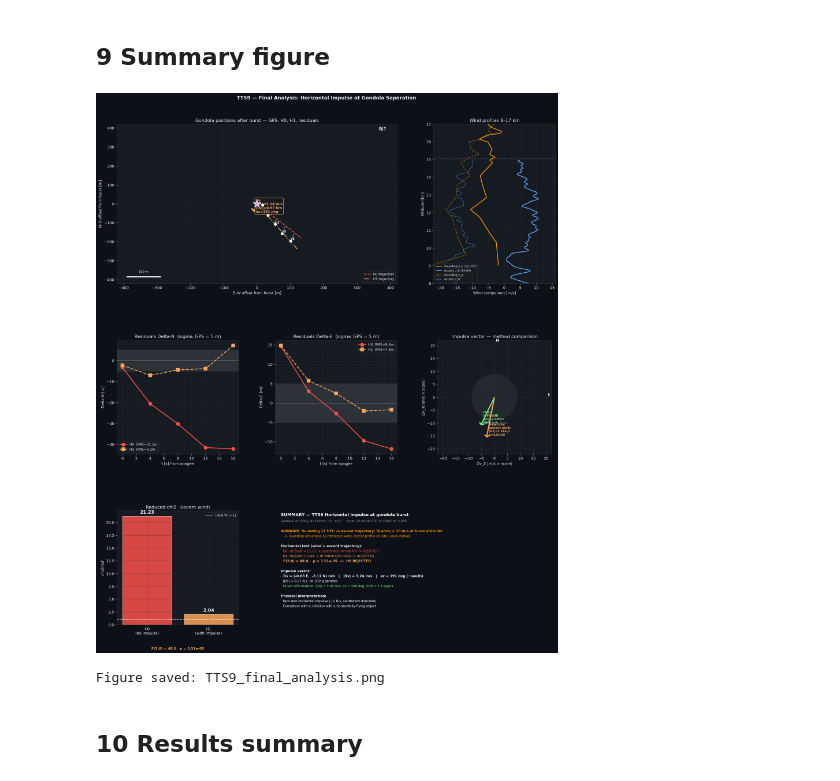
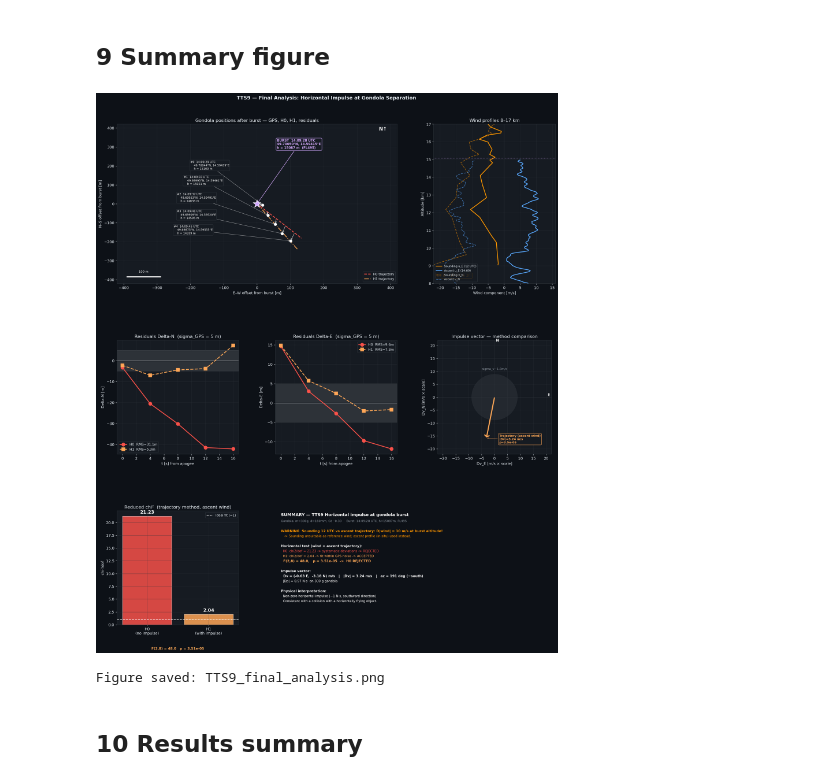
Before and after one commit to kaklik/hab-collision-analysis, a Jupyter notebook: TTS9_analysis.ipynb, the cells around one changed output. Saved outputs shown, nothing was run; the diff lists cells and outputs as text; code cells hidden in the pictures.

```diff
--- a/TTS9_analysis.ipynb
+++ b/TTS9_analysis.ipynb
@@ -776,21 +704,36 @@ def tm(lat, lon):
 msk_sim = (ts1 >= td_h[0]-0.5) & (ts1 <= td_h[-1]+3)
 ax_map.plot(*tm(la0[msk_sim], lo0[msk_sim]), color=COLORS['h0'], lw=2, ls='--', label='H0 trajectory')
 ax_map.plot(*tm(la1[msk_sim], lo1[msk_sim]), color=COLORS['h1'], lw=2, ls='-.', label='H1 trajectory')
+# GPS-point labels in W quadrant (data goes SE; W area is empty)
+lbl_xs = [-200, -220, -240, -240, -250]
+lbl_ys = [ 180,  100,   10,  -80, -160]
 for i in range(N_HORIZ):
     xm, ym = tm(lm_h[i], om_h[i]); xm=float(xm); ym=float(ym)
     x0, y0 = tm(la0_eval[i], lo0_eval[i]); x0=float(x0); y0=float(y0)
     ax_map.scatter(xm, ym, color='white', s=70, zorder=7, edgecolors='#30363d', lw=0.5)
     ax_map.annotate('', xy=(xm,ym), xytext=(x0,y0),
                     arrowprops=dict(arrowstyle='->', color='white', lw=1.2, alpha=0.7))
-    ax_map.text(xm+5, ym+5, str(i), color='white', fontsize=8.5, fontweight='bold')
+    t_abs_i = T0 + td_h[i]
+    hh_i = int(t_abs_i // 3600); mm_i = int((t_abs_i % 3600) // 60); ss_i = int(t_abs_i % 60)
+    ax_map.annotate(
+        f'#{i}  {hh_i:02d}:{mm_i:02d}:{ss_i:02d} UTC\n'
+        f'    {lm_h[i]:.5f}°N, {om_h[i]:.5f}°E\n'
+        f'    h = {hm_h[i]:.0f} m',
+        xy=(xm, ym), xytext=(lbl_xs[i], lbl_ys[i]),
+        color='white', fontsize=7.5,
+        arrowprops=dict(arrowstyle='->', color='white', lw=0.8, alpha=0.6),
+        bbox=dict(facecolor='#161b22', edgecolor='#30363d', alpha=0.85, boxstyle='round,pad=0.2')
+    )
 ax_map.scatter([0],[0], s=500, color=COLORS['burst'], marker='*', zorder=10, edgecolors='white')
-sc = 15
-ax_map.annotate('', xy=(DV_E*sc, DV_N*sc), xytext=(0,0),
-                arrowprops=dict(arrowstyle='->,head_width=0.8', color=COLORS['h1'], lw=4))
-ax_map.text(DV_E*sc+6, DV_N*sc,
-            f'Dv\n|Dv|={DV_MAG:.2f} m/s\n|Dp|={DP_MAG:.2f} N·s\naz={AZ:.0f} deg',
-            color=COLORS['h1'], fontsize=9, fontweight='bold',
-            bbox=dict(facecolor='#161b22', edgecolor=COLORS['h1'], alpha=0.92, boxstyle='round,pad=0.3'))
+ax_map.annotate(
+    f'BURST  {hh:02d}:{mm:02d}:{ss:02d} UTC\n'
+    f'{LAT_SEP:.5f}°N, {LON_SEP:.5f}°E\n'
+    f'h = {H_SEP:.0f} m  (FL{int(round(geom_to_pa_ft(H_SEP)/100))})',
+    xy=(0, 0), xytext=(60, 290),
+    color=COLORS['burst'], fontsize=8.5, fontweight='bold',
+    arrowprops=dict(arrowstyle='->', color=COLORS['burst'], lw=1.2),
+    bbox=dict(facecolor='#161b22', edgecolor=COLORS['burst'], alpha=0.92, boxstyle='round,pad=0.3')
+)
 lim=420
 ax_map.set_xlim(-lim,lim); ax_map.set_ylim(-lim,lim)
 ax_map.plot([-lim+30,-lim+130],[-lim+35,-lim+35], color='white', lw=3)
@@ -836,17 +779,19 @@ for ax2, r0, r1, lbl in [(ax_rN, res_lat0, res_lat1, 'N'),
 # ── IMPULSE VECTOR ────────────────────────────────────────
 ax_vec.set_aspect('equal')
 sc2 = 5
+sigma_v = np.sqrt(2) * 5.0 / 4.0  # GPS velocity noise [m/s] (sigma_pos=5m, dt=4s)
 circ = Circle((0,0), sigma_v*sc2, fill=True, color='#30363d', alpha=0.5, zorder=1)
 ax_vec.add_patch(circ)
-ax_vec.text(0,-sigma_v*sc2-1.5,f'sigma_v~{sigma_v:.1f}m/s',ha='center',color='#8b949e',fontsize=8)
-mvec = [('Direct\n(GPS diff)', dv_E_dir, dv_N_dir, COLORS['direct'], f'SNR={SNR:.1f}'),
-        ('Trajectory\n(ascent wind)', DV_E, DV_N, COLORS['h1'], f'p={p_val_h:.1e}')]
-for lbl,dve,dvn,col,stat in mvec:
-    ax_vec.annotate('',xy=(dve*sc2,dvn*sc2),xytext=(0,0),
-                    arrowprops=dict(arrowstyle='->,head_width=0.6',color=col,lw=3))
-    ax_vec.text(dve*sc2+1,dvn*sc2+1,
-                f'{lbl}\n|Dv|={np.sqrt(dve**2+dvn**2):.2f}m/s\n{stat}',
-                color=col,fontsize=7.5,fontweight='bold')
+ax_vec.text(0, sigma_v*sc2+1.5,f'sigma_v~{sigma_v:.1f}m/s',ha='center',va='bottom',color='#8b949e',fontsize=8)
+ax_vec.annotate('', xy=(DV_E*sc2, DV_N*sc2), xytext=(0,0),
+                arrowprops=dict(arrowstyle='->,head_width=0.6', color=COLORS['h1'], lw=3))
+ax_vec.annotate(
+    f'Trajectory (ascent wind)\n|Dv|={DV_MAG:.2f} m/s\np={p_val_h:.1e}',
+    xy=(DV_E*sc2, DV_N*sc2), xytext=(DV_E*sc2+5, DV_N*sc2-2),
+    color=COLORS['h1'], fontsize=8, fontweight='bold',
+    arrowprops=dict(arrowstyle='->', color=COLORS['h1'], lw=0.8, alpha=0.7),
+    bbox=dict(facecolor='#161b22', edgecolor=COLORS['h1'], alpha=0.85, boxstyle='round,pad=0.3')
+)
 lv=22; ax_vec.set_xlim(-lv,lv); ax_vec.set_ylim(-lv,lv)
 ax_vec.plot([-lv,lv],[0,0],color='#30363d',lw=0.5); ax_vec.plot([0,0],[-lv,lv],color='#30363d',lw=0.5)
 ax_vec.text(lv-0.5,0.5,'E',color='white',fontsize=10,ha='right')
@@ -856,16 +801,16 @@ ax_vec.set_title('Impulse vector — method comparison')
 
 # ── CHI² ─────────────────────────────────────────────────
 v0 = chi2_0h/N_obs; v1 = chi2_1h/dof1h
-bars = ax_chi.bar(['H0\n(no impulse)','H1\n(with impulse)'], [v0,v1],
-                  color=[COLORS['h0'],COLORS['h1']], alpha=0.85, edgecolor='white', lw=0.8)
+bars = ax_chi.bar(['H0\n(no impulse)', 'H1\n(with impulse)'], [v0, v1],
+                  color=[COLORS['h0'], COLORS['h1']], alpha=0.85, edgecolor='white', lw=0.8)
 ax_chi.axhline(1, color='white', lw=1.5, ls='--', label='Ideal fit (=1)')
-for bar,v in zip(bars,[v0,v1]):
+for bar, v in zip(bars, [v0, v1]):
     ax_chi.text(bar.get_x()+bar.get_width()/2, v+0.5,
                 f'{v:.2f}', ha='center', color='white', fontsize=12, fontweight='bold')
-ax_chi.set_ylabel('chi2/dof')
-ax_chi.set_title('Reduced chi2  (ascent wind)')
+ax_chi.set_ylabel('chi²/dof')
+ax_chi.set_title('Reduced chi²  (trajectory method, ascent wind)')
 ax_chi.legend(fontsize=8.5)
-ax_chi.text(0.5,-0.22,f'F(2,{dof1h}) = {F_h:.1f}   p = {p_val_h:.2e}',
+ax_chi.text(0.5, -0.22, f'F(2,{dof1h}) = {F_h:.1f}   p = {p_val_h:.2e}',
             transform=ax_chi.transAxes, ha='center', color=COLORS['h1'], fontsize=9, fontweight='bold')
 
 # ── SUMMARY TEXT ──────────────────────────────────────────
@@ -875,35 +820,34 @@ rows = [
     ('SUMMARY — TTS9 Horizontal impulse at gondola burst', 'white', 11, True),
     (f'Gondola: m={M_GON*1000:.0f}g, d={D_SPH*1000:.0f}mm, Cd~{K_VERT*2*M_GON/A_SPH:.2f}  ·  Burst: {hh:02d}:{mm:02d}:{ss:02d} UTC, h={H_SEP:.0f}m, FL{int(round(geom_to_pa_ft(H_SEP)/100))}', '#8b949e', 8, False),
     ('', 'white', 5, False),
     (f'WARNING  Sounding 12 UTC vs ascent trajectory: D|wind| = {delta_wind:.0f} m/s at burst altitude!', COLORS['snd'], 9, True),
     ('   -> Sounding unsuitable as reference wind; ascent profile (in-situ) used instead.', COLORS['snd'], 8.5, False),
     ('', 'white', 5, False),
     ('Horizontal test (wind = ascent trajectory):', 'white', 9, True),
     (f'  H0: chi2/dof = {v0:.2f} -> systematic deviations -> REJECTED', COLORS['h0'], 8.5, False),
     (f'  H1: chi2/dof = {v1:.2f} -> fit within GPS noise -> ACCEPTED', COLORS['h1'], 8.5, False),
     (f'  F(2,{dof1h}) = {F_h:.1f},   p = {p_val_h:.2e}  ->  H0 REJECTED', COLORS['h1'], 9, True),
     ('', 'white', 5, False),
     ('Impulse vector:', 'white', 9, True),
     (f'  Dv = ({DV_E:+.2f} E,  {DV_N:+.2f} N) m/s   |   |Dv| = {DV_MAG:.2f} m/s   |   az = {AZ:.0f} deg (~south)', 'white', 9, True),
     (f'  |Dp| = {DP_MAG:.2f} N·s  on {M_GON*1000:.0f} g gondola', 'white', 8.5, False),
-    (f'  Direct GPS method: |Dv| = {dv_dir:.2f} m/s, az = {az_dir:.0f} deg, SNR = {SNR:.1f} sigma', COLORS['direct'], 8.5, False),
     ('', 'white', 5, False),
     ('Physical interpretation:', 'white', 9, True),
     (f'  Non-zero horizontal impulse (~1 N·s, southward direction)', 'white', 8.5, False),
     ('  Consistent with a collision with a horizontally flying object.', 'white', 8.5, False),
 ]
 y = 0.98
 for txt, col, fs, bold in rows:
     ax_sum.text(0.02, y, txt, transform=ax_sum.transAxes,
                 color=col, fontsize=fs, fontweight='bold' if bold else 'normal', va='top')
     y -= 0.057 if fs >= 9.5 else 0.044
 
 fig.suptitle('TTS9 — Final Analysis: Horizontal Impulse at Gondola Separation', fontsize=13, fontweight='bold')
 plt.savefig('TTS9_final_analysis.png', dpi=150, bbox_inches='tight')
 plt.show()
 print("\nFigure saved: TTS9_final_analysis.png")
 # %% [output]
-[figure, old version]
+[figure, new version]
 Figure saved: TTS9_final_analysis.png
 # %% [markdown]
 ## 10  Results summary
```
Also changed, not shown: parts of 4 cells of this notebook, 1 other file.
